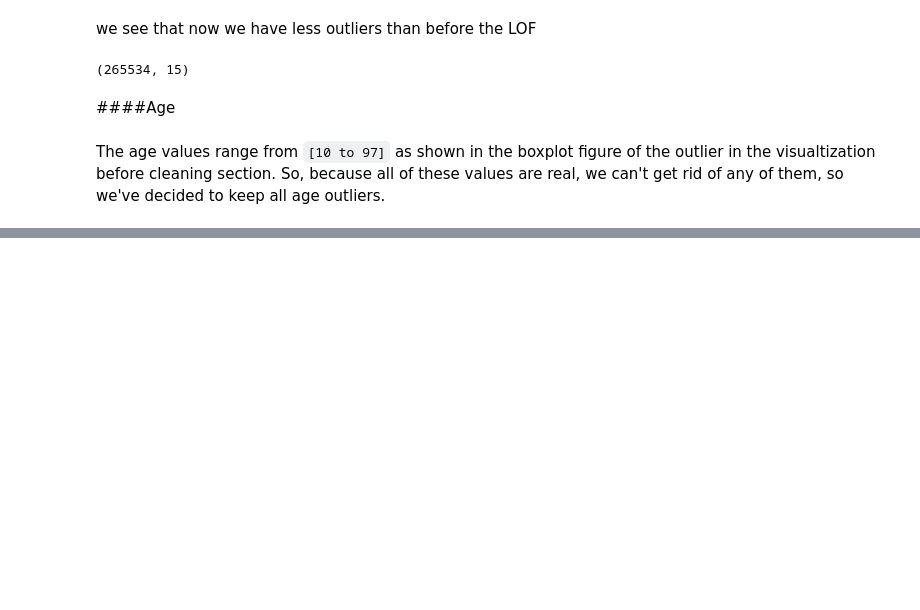
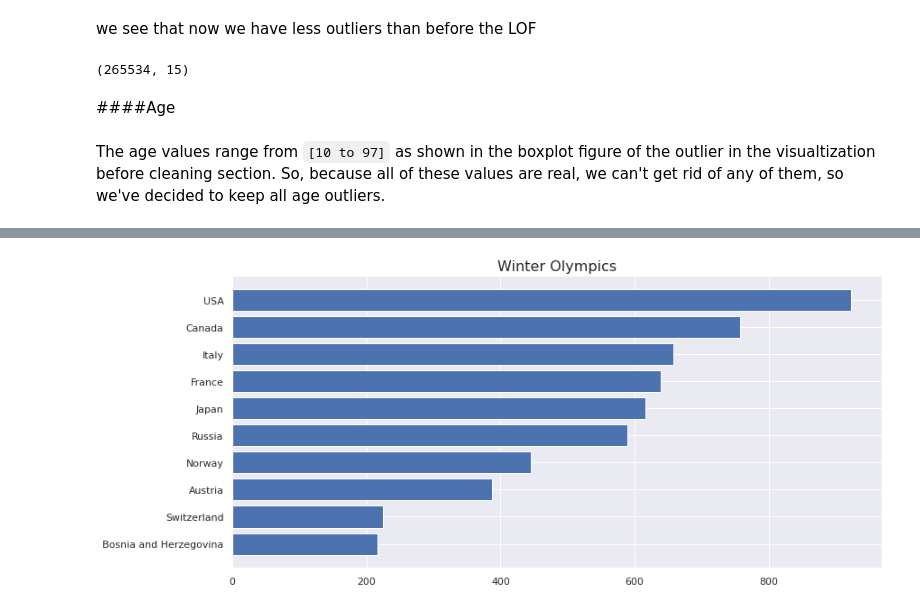
Before and after one commit to CSEN1095-W21/project-u8, a Jupyter notebook: cleaning.ipynb, the cells around one changed output, grey strips where cells are left out. Saved outputs shown, nothing was run; the diff lists cells and outputs as text; code cells hidden in the pictures; blank space fills up the shorter version.

```diff
--- a/cleaning.ipynb
+++ b/cleaning.ipynb
@@ -685,0 +774,10 @@ The age values range from `[10 to 97]` as shown in the boxplot figure of the out
+# %%
+
+fig = plt.figure()
+ax = fig.add_axes([0,0,1,.5])
+ax.barh(winter_medal_count.Host_Country,winter_medal_count.Medal)
+ax.invert_yaxis()
+plt.title('Winter Olympics', fontsize = 16)
+fig.show()
+# %% [output]
+[figure, added]
```
Also changed, not shown: parts of 16 cells of this notebook.
